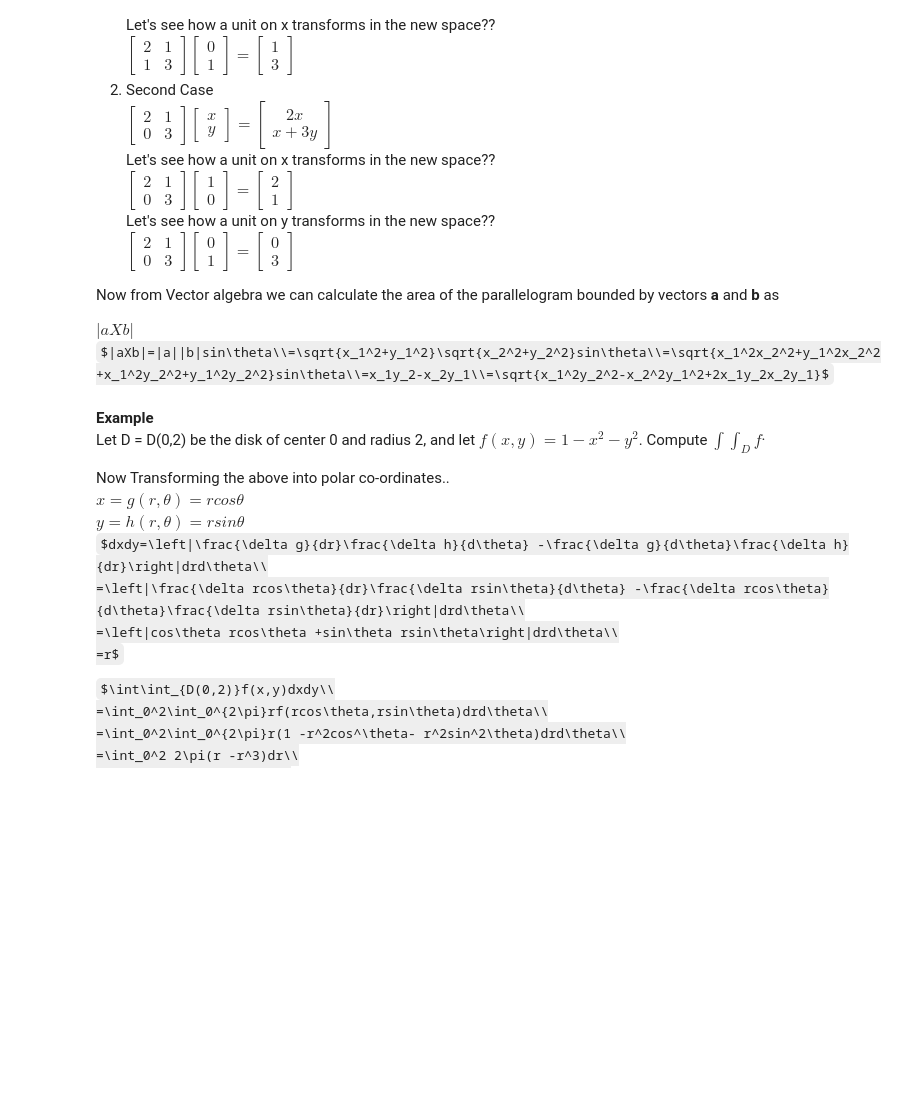
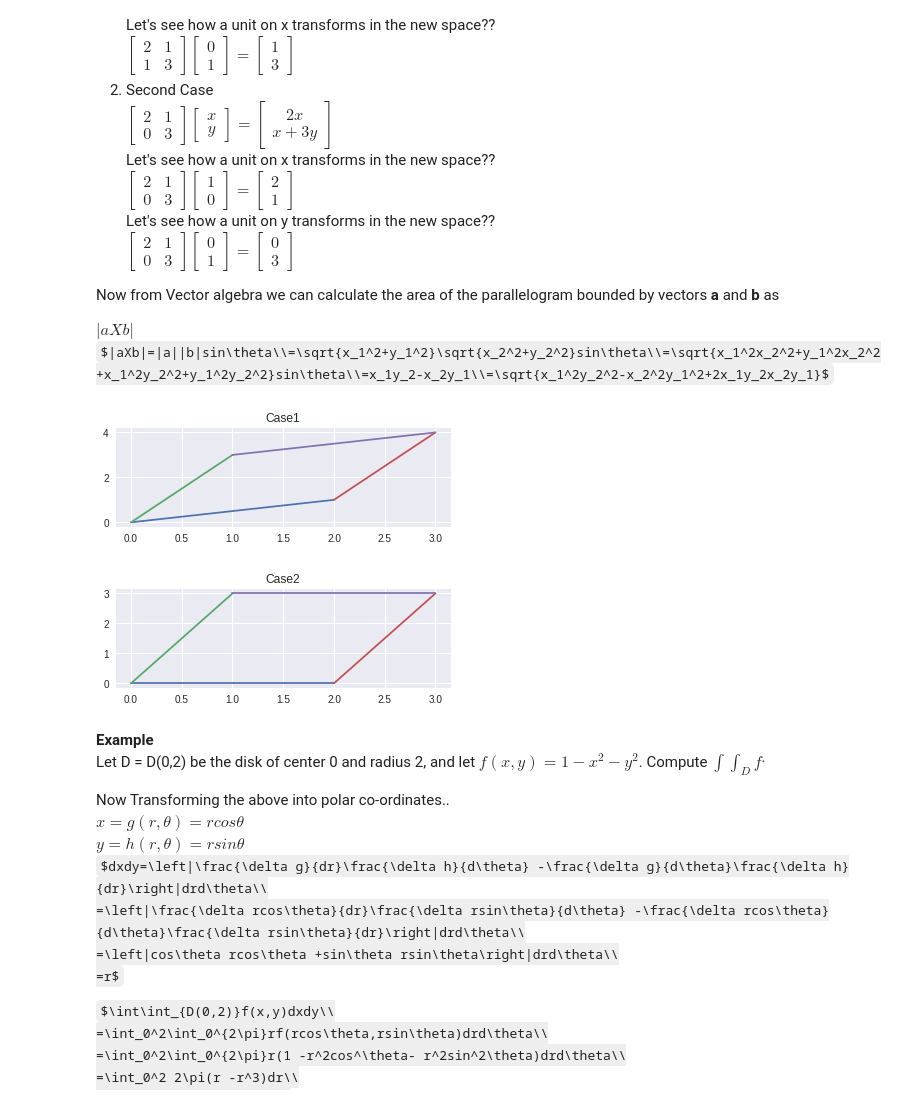
Before and after one commit to bulbuntu/notes, a Jupyter notebook: Math Inequalities.ipynb, the cells around one changed output. Drawn from its saved outputs; the diff is of its cells as text; code cells hidden in the pictures; some formulas as TeX source; blank space fills up the shorter version.

```diff
--- a/Math Inequalities.ipynb
+++ b/Math Inequalities.ipynb
@@ -446,32 +469,35 @@ $|aXb|=|a||b|sin\theta\\=\sqrt{x_1^2+y_1^2}\sqrt{x_2^2+y_2^2}sin\theta\\=\sqrt{x
 # %%
 %matplotlib inline
 import matplotlib.pyplot as plt
 
 x=[0,2]
 y=[0,1]
 x2=[0,1]
 y2=[0,3]
 x3=[2,3]
 y3=[1,4]
 x4=[1,3]
 y4=[3,4]
 plt.subplot(211)
 lines=plt.plot(x,y,x2,y2,x3,y3,x4,y4)
-plt.setp(lines)
+#plt.setp(lines)
 plt.title("Case1")
 plt.show()
 x=[0,2]
 y=[0,0]
 x2=[0,1]
 y2=[0,3]
 x3=[2,3]
 y3=[0,3]
 x4=[1,3]
 y4=[3,3]
 plt.subplot(212)
 plt.plot(x,y,x2,y2,x3,y3,x4,y4)
 plt.title("Case2")
 plt.show()
+# %% [output]
+[figure, added]
+[figure, added]
 # %% [markdown]
 **Example**
 Let D = D(0,2) be the disk of center 0 and radius 2, and let $f(x, y) = 1 -x^2- y^2$. Compute $\int\int_Df$·
```
Also changed, not shown: parts of 19 cells of this notebook, 3 other files.
